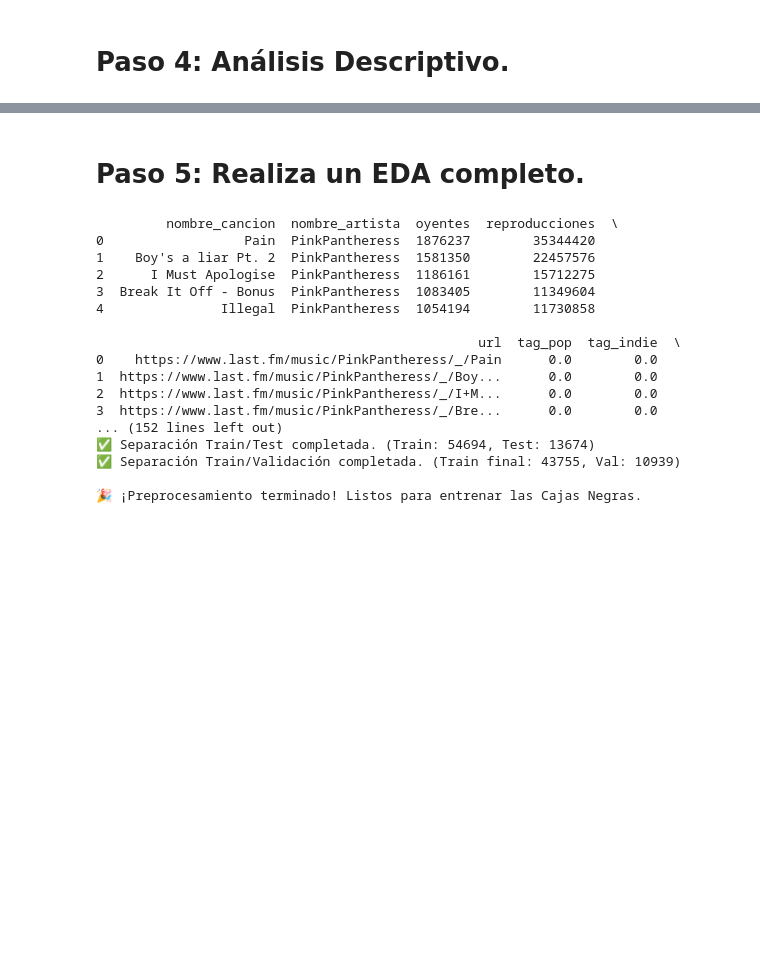
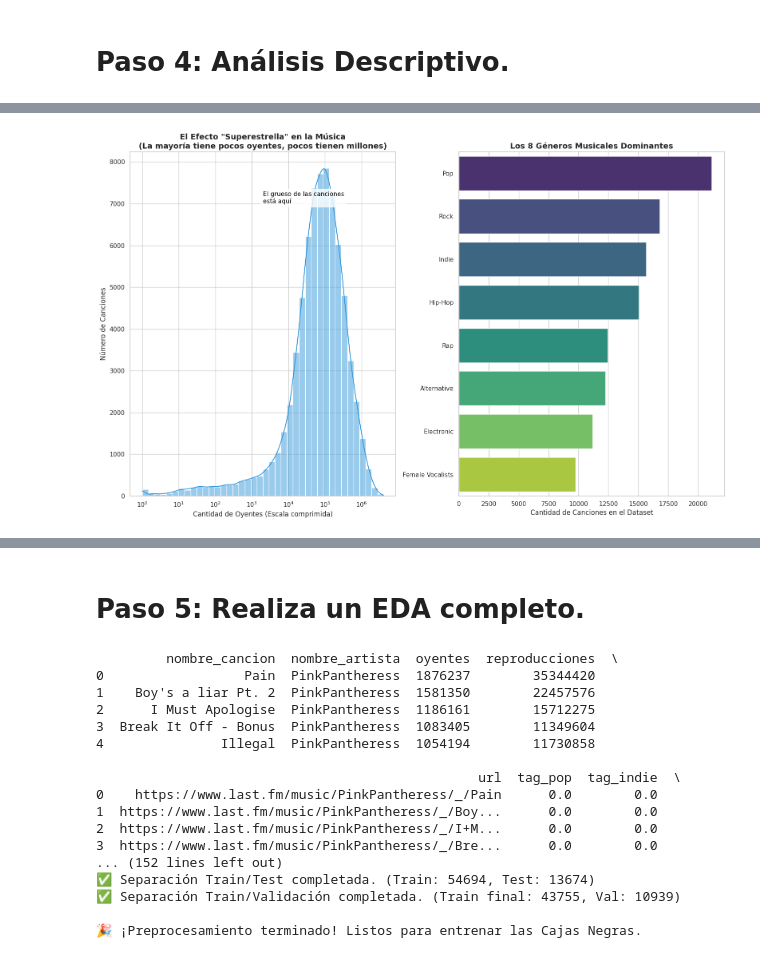
Before and after one commit to javiercriao5-creator/Criao-javier-proyecto-final, a Jupyter notebook: src/explore.ipynb, the cells around one changed output, grey strips where cells are left out. Cells and saved outputs as stored; diff of their text form; code cells hidden in the pictures; blank space fills up the shorter version.

Commit message:
proyecto final por acabar

```diff
--- a/src/explore.ipynb
+++ b/src/explore.ipynb
@@ -441,0 +384,88 @@ Media de repeticiones en No Hits: 6.15 veces por oyente.
+# %%
+import pandas as pd
+import numpy as np
+import matplotlib.pyplot as plt
+import seaborn as sns
+from scipy import stats
+
+# Configuración de estilo visual profesional para las gráficas
+sns.set_theme(style="whitegrid")
+plt.rcParams['figure.figsize'] = (16, 10)
+
+# Cargamos los datos limpios
+ARCHIVO_FINAL = 'dataset_lastfm_ML_listo.csv'
+df = pd.read_csv(ARCHIVO_FINAL)
+
+print("==================================================================")
+print("📊 REPORTE EJECUTIVO DE DATOS: PROYECTO 'ORÁCULO MUSICAL'")
+print("==================================================================\n")
+
+# --- 1. LAS ESTRELLAS DEL DATASET (Top Canciones) ---
+print("🌟 1. ¿CUÁLES SON LOS REYES DE NUESTROS DATOS?")
+print("Para entender nuestro dataset, veamos cuáles son las 3 canciones más escuchadas de nuestra muestra:")
+top_3 = df[['nombre_cancion', 'nombre_artista', 'oyentes']].sort_values(by='oyentes', ascending=False).head(3)
+for index, row in top_3.iterrows():
+    print(f"   🎵 '{row['nombre_cancion']}' de {row['nombre_artista']} -> {int(row['oyentes']):,} oyentes.")
+
+# --- 2. ANÁLISIS DE GÉNEROS (Top Tags) ---
+print("\n🎸 2. ¿QUÉ GÉNEROS PREDOMINAN EN LA INDUSTRIA?")
+# Buscamos todas las columnas que son etiquetas musicales (las que empiezan por 'tag_')
+columnas_tags = [col for col in df.columns if col.startswith('tag_')]
+# Sumamos cuántas canciones tienen cada etiqueta
+frecuencia_generos = df[columnas_tags].sum().sort_values(ascending=False).head(8)
+
+print("Si analizamos las etiquetas que los usuarios le ponen a las canciones, el top 3 absoluto es:")
+nombres_limpios = [nombre.replace('tag_', '').title() for nombre in frecuencia_generos.index]
+print(f"   🥇 {nombres_limpios[0]}: {int(frecuencia_generos.iloc[0]):,} canciones.")
+print(f"   🥈 {nombres_limpios[1]}: {int(frecuencia_generos.iloc[1]):,} canciones.")
+print(f"   🥉 {nombres_limpios[2]}: {int(frecuencia_generos.iloc[2]):,} canciones.")
+
+
+# --- 3. EXPLICACIÓN DE LA DISTRIBUCIÓN (Gráficos Nivel Presentación) ---
+print("\n📉 3. EL COMPORTAMIENTO DEL ÉXITO (La Regla del 80/20)")
+print("La industria musical es muy injusta. La inmensa mayoría de canciones pasan desapercibidas,")
+print("mientras que un puñado muy pequeño de 'Superhits' acaparan millones de escuchas.")
+
+# Creamos una figura con 2 subgráficos
+fig, ejes = plt.subplots(1, 2)
+
+# Gráfico 1: El efecto "Superestrella"
+sns.histplot(df['oyentes'], bins=40, ax=ejes[0], color='#3498db', log_scale=True, kde=True)
+ejes[0].set_title('El Efecto "Superestrella" en la Música\n(La mayoría tiene pocos oyentes, pocos tienen millones)', fontsize=14, fontweight='bold')
+ejes[0].set_xlabel('Cantidad de Oyentes (Escala comprimida)', fontsize=12)
+ejes[0].set_ylabel('Número de Canciones', fontsize=12)
+# Anotación explicativa en el gráfico
+ejes[0].text(0.5, 0.85, 'El grueso de las canciones\nestá aquí', transform=ejes[0].transAxes, fontsize=11, color='black', bbox=dict(facecolor='white', alpha=0.8))
+
+# Gráfico 2: Los géneros más populares
+sns.barplot(x=frecuencia_generos.values, y=nombres_limpios, ax=ejes[1], palette='viridis', hue=nombres_limpios, legend=False)
+ejes[1].set_title('Los 8 Géneros Musicales Dominantes', fontsize=14, fontweight='bold')
+ejes[1].set_xlabel('Cantidad de Canciones en el Dataset', fontsize=12)
+ejes[1].set_ylabel('')
+
+plt.tight_layout()
+plt.show()
+
+
+# --- 4. LA PRUEBA DEL ALGODÓN (Contraste de Hipótesis para humanos) ---
+print("\n🔬 4. EL DESCUBRIMIENTO CLAVE: ¿QUÉ HACE QUE UN HIT SEA UN HIT?")
+print("Nos hicimos una pregunta de negocio: Si una canción llega a ser un éxito global (Hit),")
+print("¿es porque mucha gente la escucha una vez, o porque la gente la repite en bucle compulsivamente?")
+
+ratio_hits = df[df['es_hit'] == 1]['ratio_reproducciones_oyentes']
+ratio_nohits = df[df['es_hit'] == 0]['ratio_reproducciones_oyentes']
+
+# Test estadístico (lo hacemos por detrás, pero explicamos el resultado en castellano puro)
+t_stat, p_valor = stats.ttest_ind(ratio_hits, ratio_nohits, equal_var=False)
+
+print("\nTras someter los datos a una prueba matemática de contraste, el resultado es tajante:")
+if p_valor < 0.05:
+    print(f"👉 LAS MATEMÁTICAS HABLAN: Los 'Hits' generan muchísima más fidelidad.")
+    print(f"   - Una canción 'Normal' se repite una media de {ratio_nohits.mean():.1f} veces por persona.")
+    print(f"   - Un 'Hit' mundial se repite una media de {ratio_hits.mean():.1f} veces por persona.")
+    print("   CONCLUSIÓN DE NEGOCIO: Para predecir un éxito, no solo importa atraer oyentes nuevos,")
+    print("   sino crear un ritmo que la gente necesite escuchar en bucle.")
+else:
+    print("👉 Curiosamente, ser un 'Hit' no hace que la gente repita más la canción.")
+    print("   Ambos grupos repiten la canción casi las mismas veces.")
+# %% [output]
@@ -441,0 +491 @@ Media de repeticiones en No Hits: 6.15 veces por oyente.
+[figure, added]
```
Also changed, not shown: parts of 5 cells of this notebook, 3 other files.
